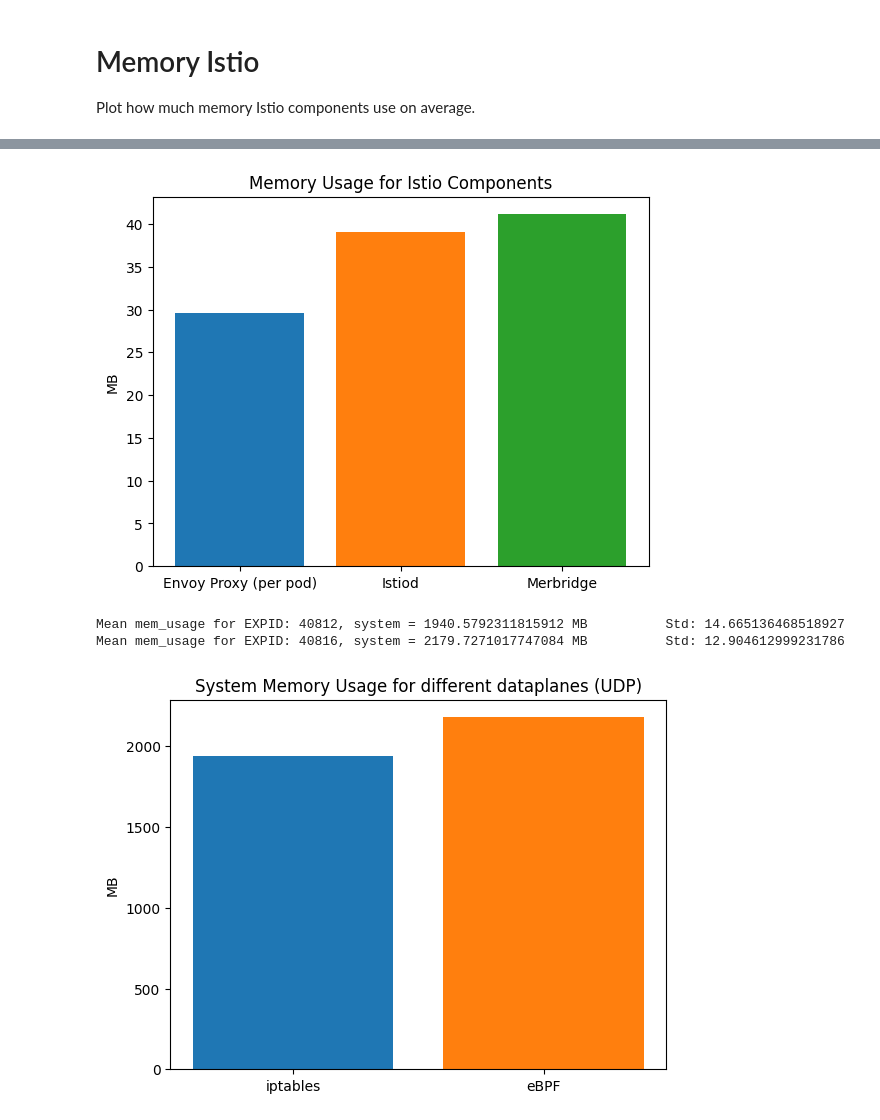
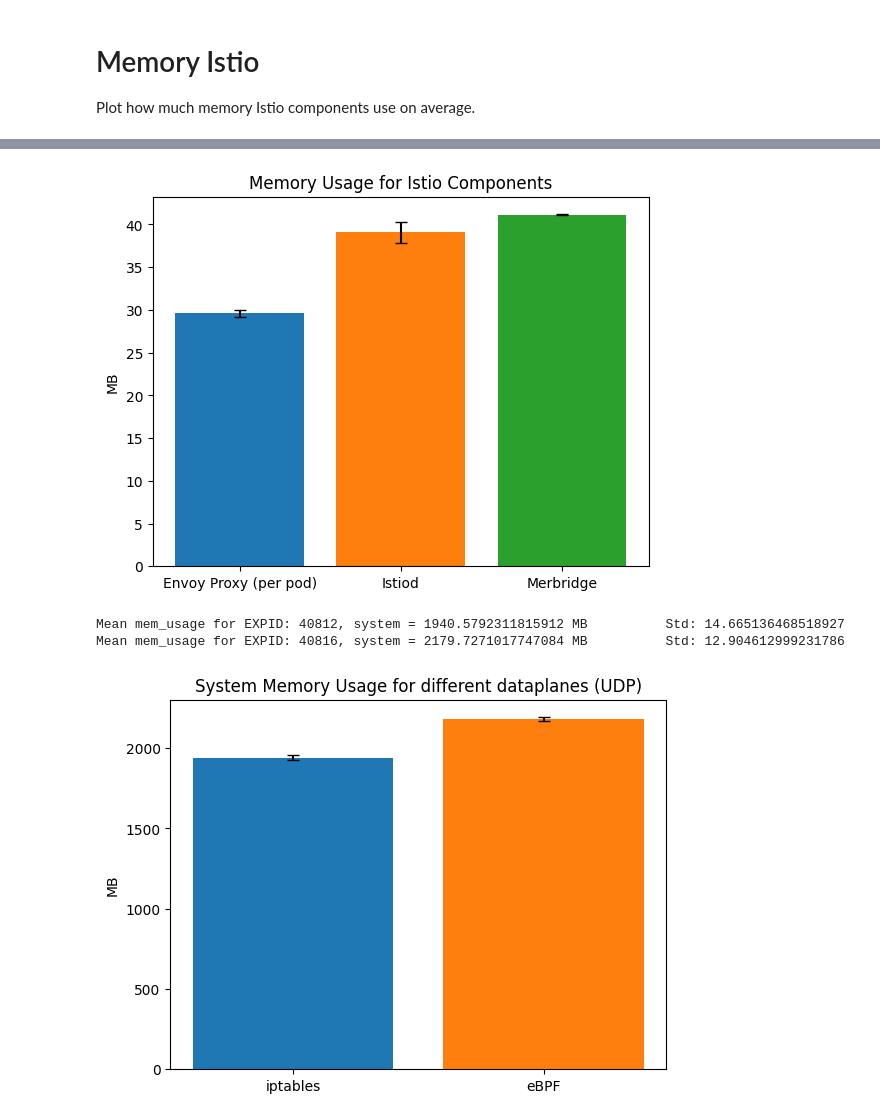
Before and after one commit to EmilZackrisson/thesis, a Jupyter notebook: Analysis/cgroup.ipynb, the cells around one changed output, grey strips where cells are left out. Cells and saved outputs as stored; diff of their text form; code cells hidden in the pictures.

```diff
--- a/Analysis/cgroup.ipynb
+++ b/Analysis/cgroup.ipynb
@@ -127,11 +118,12 @@ def get_mean_pod_memory_usage_expid(expid, cgroup_dir_name):
         df = get_cgroup_recording(expid, i, f"{cgroup_dir_name}/memory.current.csv")
         mean_usage = df["value"].mean() / (1024 * 1024)
         mem_usage.append(mean_usage)
-    total_mean = statistics.mean(mem_usage)
-    arr = np.array(mem_usage, dtype=float); mean = arr.mean(); std = arr.std(ddof=1)
+    arr = np.array(mem_usage, dtype=float)
+    mean = arr.mean()
+    std = arr.std(ddof=1)
 
-    print(f"Mean mem_usage for EXPID: {expid}, {cgroup_dir_name} = {total_mean} MB \t Std: {std}")
-    return total_mean
+    print(f"Mean mem_usage for EXPID: {expid}, {cgroup_dir_name} = {mean} MB \t Std: {std}")
+    return mean, std
 # %%
 def get_meam_mem_usage_system(expid):
     mem_usage = []
@@ -340,9 +332,12 @@ Mean: 70711.77777777778, Std: 1115.878345287461
 Plot how much memory Istio components use on average.
 # %%
 plt.title("Memory Usage for Istio Components")
-plt.bar("Envoy Proxy (per pod)", get_mean_pod_memory_usage_expid("40787", "istio-proxy"))
-plt.bar("Istiod", get_mean_pod_memory_usage_expid("40787", "discovery"))
-plt.bar("Merbridge", get_mean_pod_memory_usage_expid("40787", "merbridge"))
+envoy_mean, envoy_std = get_mean_pod_memory_usage_expid("40787", "istio-proxy")
+istiod_mean, istiod_std = get_mean_pod_memory_usage_expid("40787", "discovery")
+merbridge_mean, merbridge_std = get_mean_pod_memory_usage_expid("40787", "merbridge")
+plt.bar("Envoy Proxy (per pod)", envoy_mean, yerr=envoy_std, capsize=4)
+plt.bar("Istiod", istiod_mean, yerr=istiod_std, capsize=4)
+plt.bar("Merbridge", merbridge_mean, yerr=merbridge_std, capsize=4)
 plt.ylabel("MB")
 
 plt.savefig('plots/istio_mem_usage.pdf', format='pdf', bbox_inches='tight')
@@ -352,15 +347,17 @@ Mean mem_usage for EXPID: 40787, discovery = 39.06413905482027 MB        Std: 1.
 Mean mem_usage for EXPID: 40787, merbridge = 41.131438983381486 MB       Std: 0.05972395930567612
-[figure, old version]
+[figure, new version]
 # %%
 plt.title("System Memory Usage for different dataplanes (UDP)")
-plt.bar("iptables", get_meam_mem_usage_system("40812"))
-plt.bar("eBPF", get_meam_mem_usage_system("40816"))
+iptables_mean, iptables_std = get_meam_mem_usage_system("40812")
+ebpf_mean, ebpf_std = get_meam_mem_usage_system("40816")
+plt.bar("iptables", iptables_mean, yerr=iptables_std, capsize=4)
+plt.bar("eBPF", ebpf_mean, yerr=ebpf_std, capsize=4)
 plt.ylabel("MB")
 
 plt.savefig('plots/sys_dataplane_mem_usage_udp.pdf', format='pdf', bbox_inches='tight')
 # %% [output]
 Mean mem_usage for EXPID: 40812, system = 1940.5792311815912 MB          Std: 14.665136468518927
 Mean mem_usage for EXPID: 40816, system = 2179.7271017747084 MB          Std: 12.904612999231786
-[figure, old version]
+[figure, new version]
 # %%
 plt.title("System Memory Usage for different dataplanes (TCP)")
```
Also changed, not shown: parts of 7 cells of this notebook, 8 other files.
